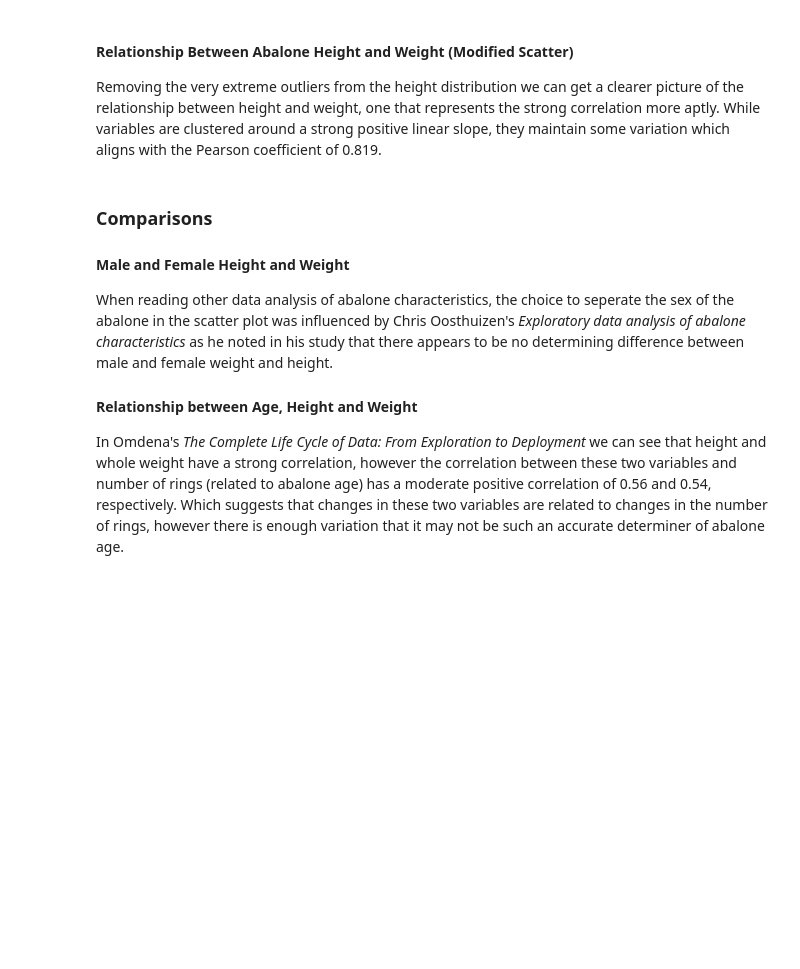
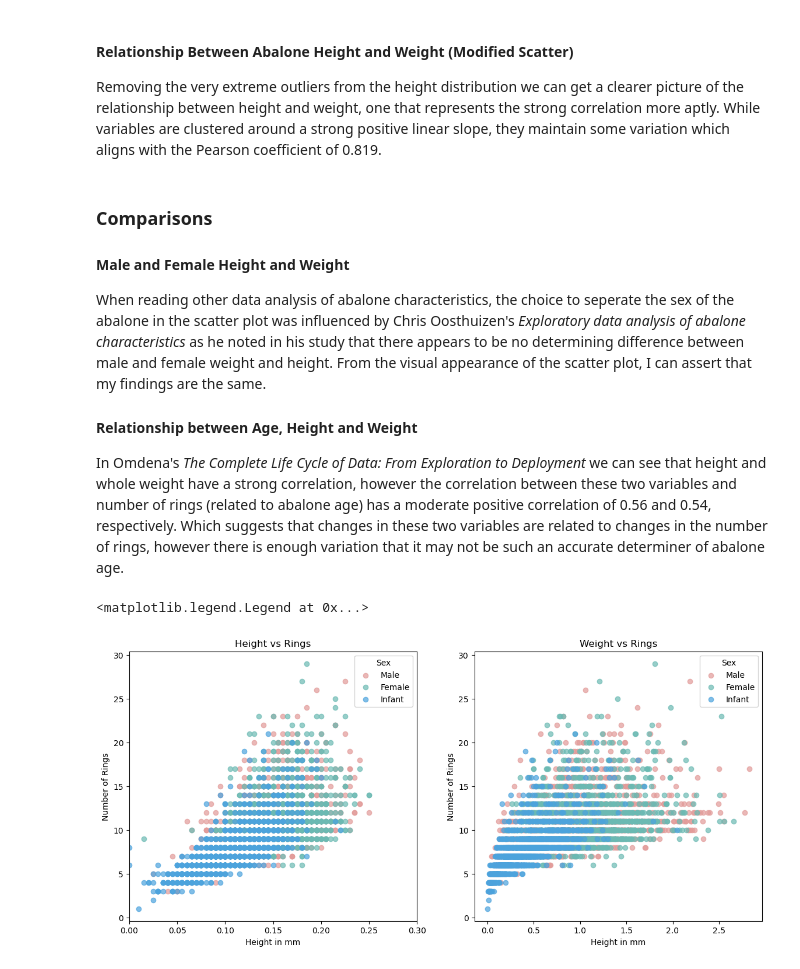
Before and after one commit to Shmoooe/PDA-project, a Jupyter notebook: abalone.ipynb, the cells around one changed output. Drawn from its saved outputs; the diff is of its cells as text; code cells hidden in the pictures; blank space fills up the shorter version.

```diff
--- a/abalone.ipynb
+++ b/abalone.ipynb
@@ -175,8 +174,32 @@ Removing the very extreme outliers from the height distribution we can get a cle
 
 #### Male and Female Height and Weight
 
-When reading other data analysis of abalone characteristics, the choice to seperate the sex of the abalone in the scatter plot was influenced by Chris Oosthuizen's *Exploratory data analysis of abalone characteristics* as he noted in his study that there appears to be no determining difference between male and female weight and height.
+When reading other data analysis of abalone characteristics, the choice to seperate the sex of the abalone in the scatter plot was influenced by Chris Oosthuizen's *Exploratory data analysis of abalone characteristics* as he noted in his study that there appears to be no determining difference between male and female weight and height. From the visual appearance of the scatter plot, I can assert that my findings are the same.
 
 #### Relationship between Age, Height and Weight
 
 In Omdena's *The Complete Life Cycle of Data: From Exploration to Deployment* we can see that height and whole weight have a strong correlation, however the correlation between these two variables and number of rings (related to abalone age) has a moderate positive correlation of 0.56 and 0.54, respectively. Which suggests that changes in these two variables are related to changes in the number of rings, however there is enough variation that it may not be such an accurate determiner of abalone age.
+# %%
+# Creates two scatter plots together so that we can compare the relationship between height and rings, and weight and rings
+scatter_plots, axes= plt.subplots(nrows=1, ncols=2, figsize=(14, 6))
+
+#Creating a scatter plot of height and whole weight
+axes[0].scatter(male['height'], male['rings'], color='#e29b99', alpha=0.7, label='Male')
+axes[0].scatter(female['height'], female['rings'], color='#6bbab3', alpha=0.7, label='Female')
+axes[0].scatter(infant['height'], infant['rings'], color='#4ca3dd', alpha=0.7, label='Infant')
+axes[0].set_xlabel("Height in mm")
+axes[0].set_ylabel("Number of Rings")
+axes[0].set_title("Height vs Rings")
+axes[0].set_xlim(0, 0.3) # Adjusts the range of the height values shown to remove the very extreme outliers
+axes[0].legend(title="Sex")
+
+axes[1].scatter(male['whole_weight'], male['rings'], color='#e29b99', alpha=0.7, label='Male')
+axes[1].scatter(female['whole_weight'], female['rings'], color='#6bbab3', alpha=0.7, label='Female')
+axes[1].scatter(infant['whole_weight'], infant['rings'], color='#4ca3dd', alpha=0.7, label='Infant')
+axes[1].set_xlabel("Height in mm")
+axes[1].set_ylabel("Number of Rings")
+axes[1].set_title("Weight vs Rings")
+axes[1].legend(title="Sex")
+# %% [output]
+<matplotlib.legend.Legend at 0x...>
+[figure, added]
```
Also changed, not shown: parts of 4 cells of this notebook.
